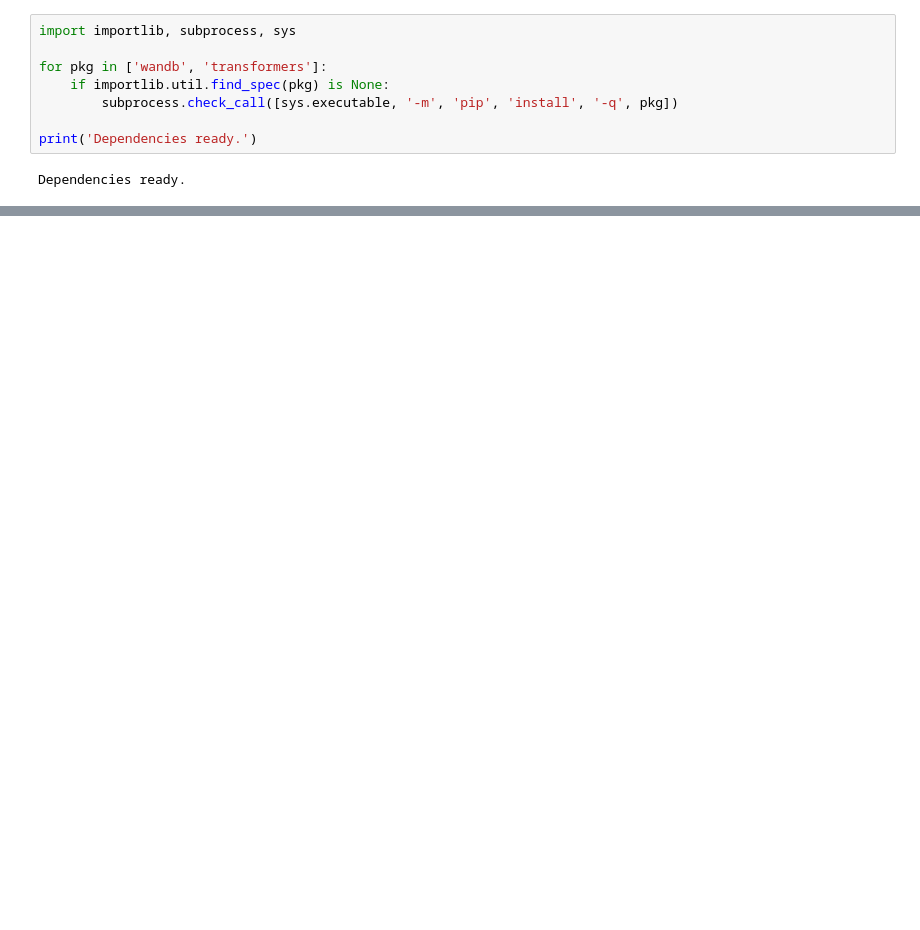
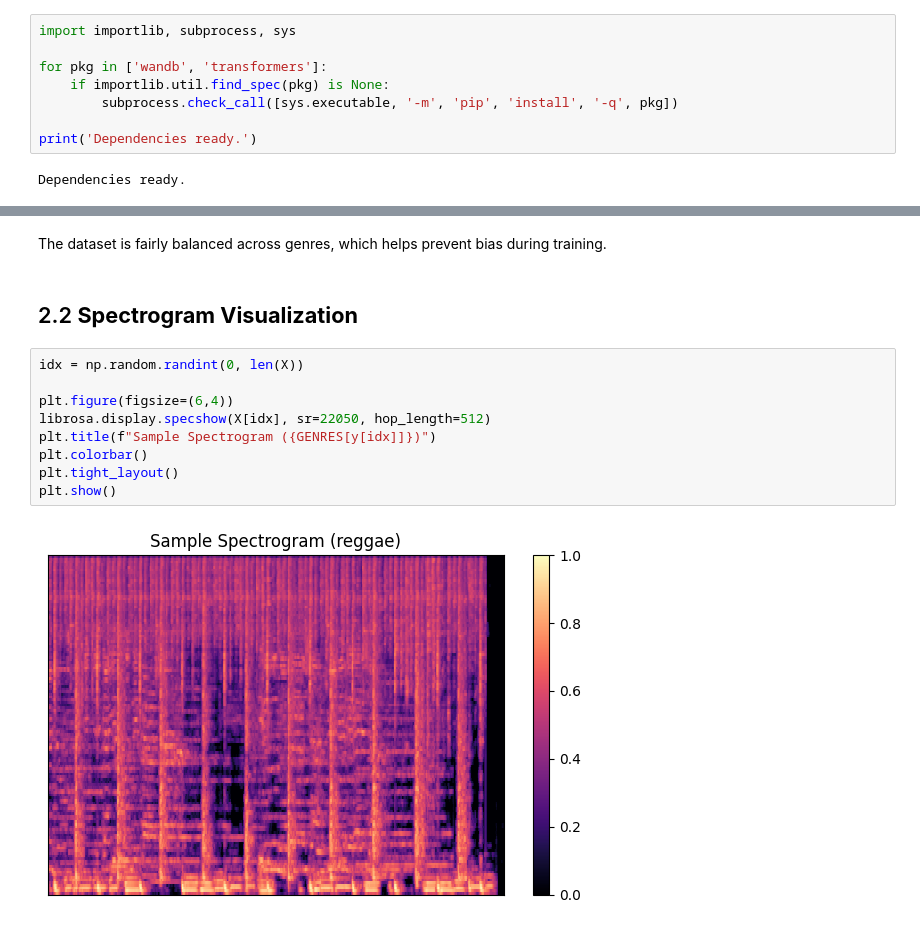
Before and after one commit to 23f2004377/dl-23f2004377-notebook-t12026, a Jupyter notebook: notebooks/final_notebook.ipynb, the cells around one changed output, grey strips where cells are left out. Drawn from its saved outputs; the diff is of its cells as text; blank space fills up the shorter version.

```diff
--- a/notebooks/final_notebook.ipynb
+++ b/notebooks/final_notebook.ipynb
@@ -460,0 +165,15 @@ Samples per genre: [2700 2700 2700 2700 2700 2700 2700 2700 2700 2700]
+# %% [markdown]
+The dataset is fairly balanced across genres, which helps prevent bias during training.
+# %% [markdown]
+## 2.2 **Spectrogram Visualization**
+# %%
+idx = np.random.randint(0, len(X))
+
+plt.figure(figsize=(6,4))
+librosa.display.specshow(X[idx], sr=22050, hop_length=512)
+plt.title(f"Sample Spectrogram ({GENRES[y[idx]]})")
+plt.colorbar()
+plt.tight_layout()
+plt.show()
+# %% [output]
+[figure, added]
```
Also changed, not shown: parts of 62 cells of this notebook.
